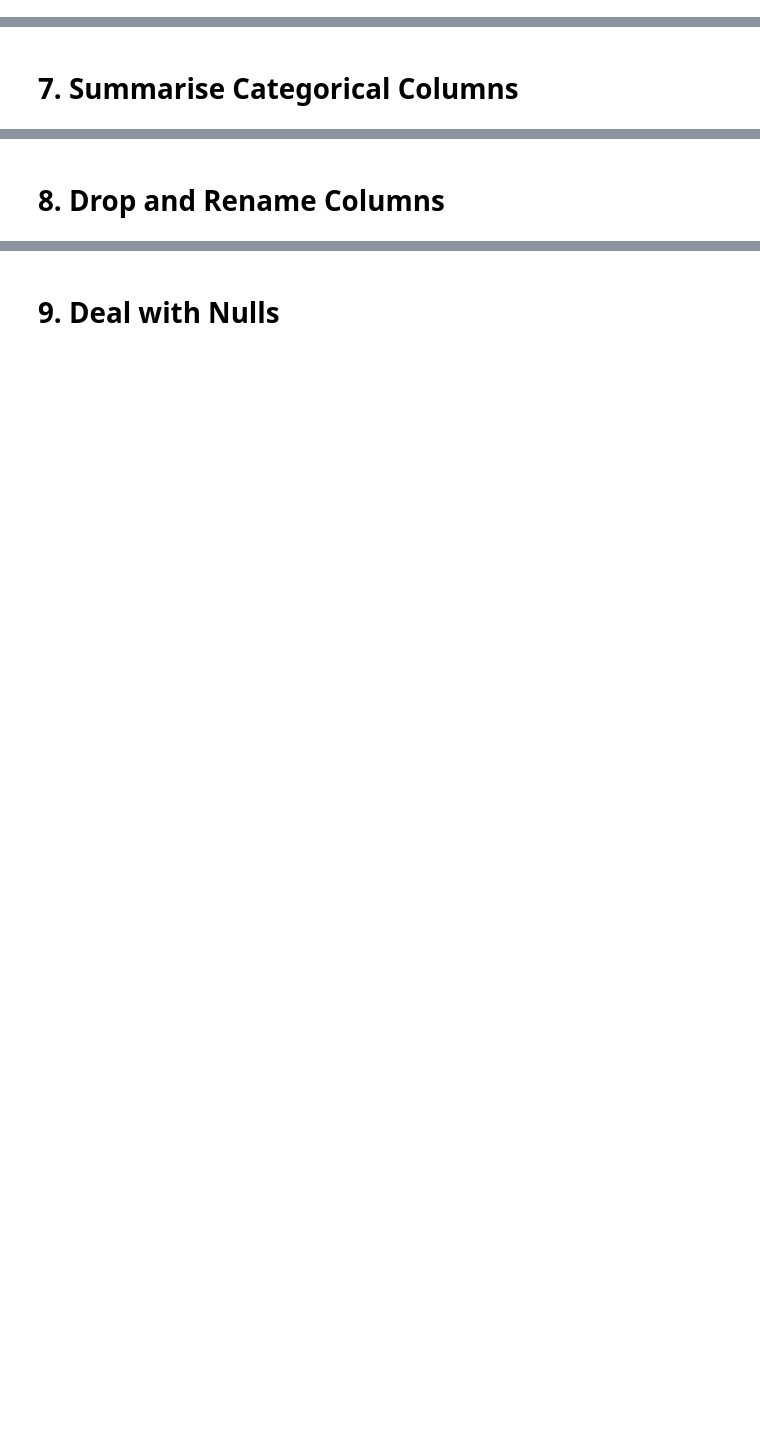
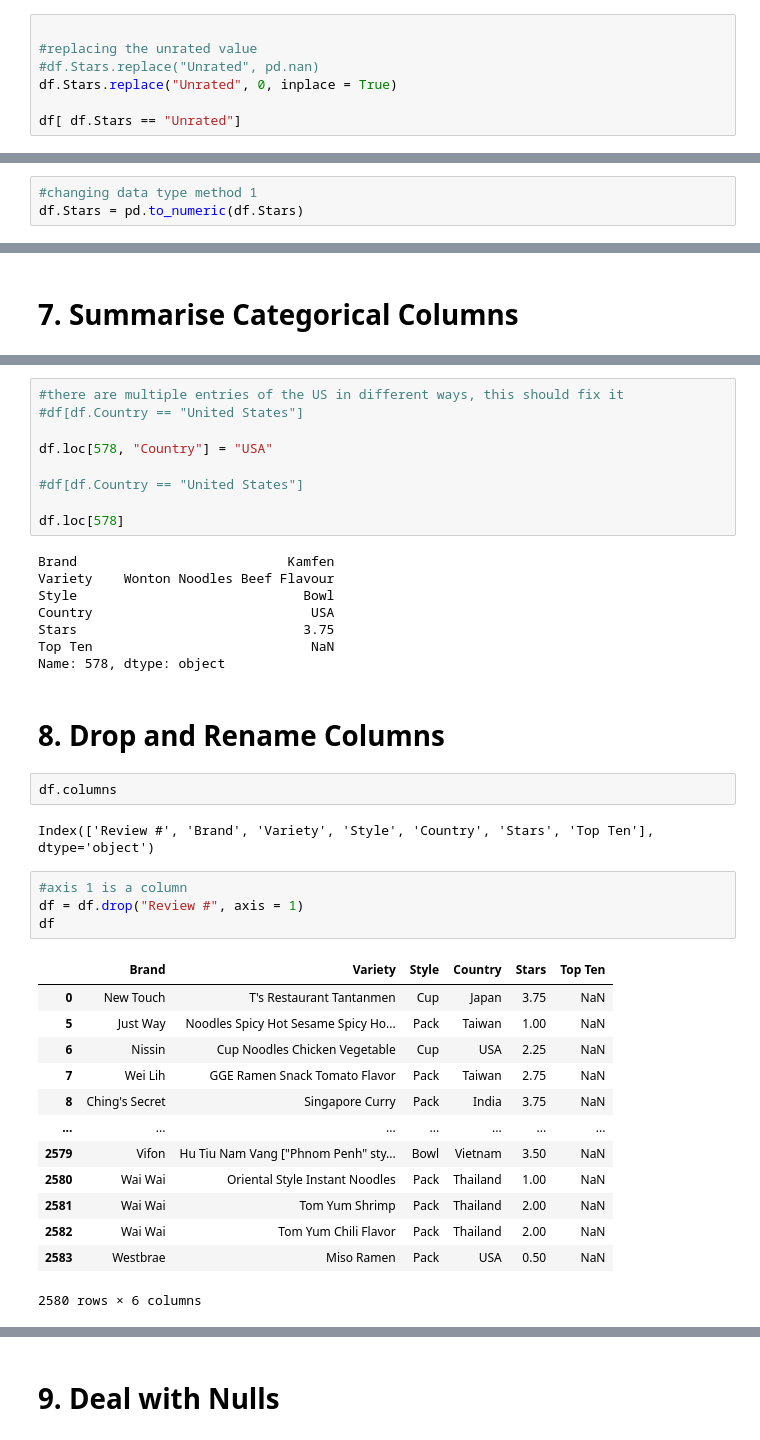
Before and after one commit to sflowers51/cis277-fa22-05-eda, a Jupyter notebook: 05-eda.ipynb, the cells around one changed output, grey strips where cells are left out. Cells and saved outputs as stored; diff of their text form; blank space fills up the shorter version.

```diff
--- a/05-eda.ipynb
+++ b/05-eda.ipynb
@@ -14,0 +108,7 @@ df = pd.read_csv('ramen-ratings.csv')
+# %%
+
+#replacing the unrated value
+#df.Stars.replace("Unrated", pd.nan)
+df.Stars.replace("Unrated", 0, inplace = True)
+
+df[ df.Stars == "Unrated"]
@@ -14,0 +117,3 @@ df = pd.read_csv('ramen-ratings.csv')
+# %%
+#changing data type method 1
+df.Stars = pd.to_numeric(df.Stars)
@@ -19,2 +195,41 @@ df = pd.read_csv('ramen-ratings.csv')
+# %%
+#there are multiple entries of the US in different ways, this should fix it
+#df[df.Country == "United States"]
+
+df.loc[578, "Country"] = "USA"
+
+#df[df.Country == "United States"]
+
+df.loc[578]
+# %% [output]
+Brand                           Kamfen
+Variety    Wonton Noodles Beef Flavour
+Style                             Bowl
+Country                            USA
+Stars                             3.75
+Top Ten                            NaN
+Name: 578, dtype: object
 # %% [markdown]
 # 8. Drop and Rename Columns
+# %%
+df.columns
+# %% [output]
+Index(['Review #', 'Brand', 'Variety', 'Style', 'Country', 'Stars', 'Top Ten'], dtype='object')
+# %%
+#axis 1 is a column
+df = df.drop("Review #", axis = 1)
+df
+# %% [output]
+|  | Brand | Variety | Style | Country | Stars | Top Ten |
+| 0 | New Touch | T's Restaurant Tantanmen | Cup | Japan | 3.75 | NaN |
+| 5 | Just Way | Noodles Spicy Hot Sesame Spicy Ho... | Pack | Taiwan | 1.00 | NaN |
+| 6 | Nissin | Cup Noodles Chicken Vegetable | Cup | USA | 2.25 | NaN |
+| 7 | Wei Lih | GGE Ramen Snack Tomato Flavor | Pack | Taiwan | 2.75 | NaN |
+| 8 | Ching's Secret | Singapore Curry | Pack | India | 3.75 | NaN |
+| ... | ... | ... | ... | ... | ... | ... |
+| 2579 | Vifon | Hu Tiu Nam Vang ["Phnom Penh" sty... | Bowl | Vietnam | 3.50 | NaN |
+| 2580 | Wai Wai | Oriental Style Instant Noodles | Pack | Thailand | 1.00 | NaN |
+| 2581 | Wai Wai | Tom Yum Shrimp | Pack | Thailand | 2.00 | NaN |
+| 2582 | Wai Wai | Tom Yum Chili Flavor | Pack | Thailand | 2.00 | NaN |
+| 2583 | Westbrae | Miso Ramen | Pack | USA | 0.50 | NaN |
+2580 rows × 6 columns
```
Also changed, not shown: parts of 21 cells of this notebook, 1 other file.
